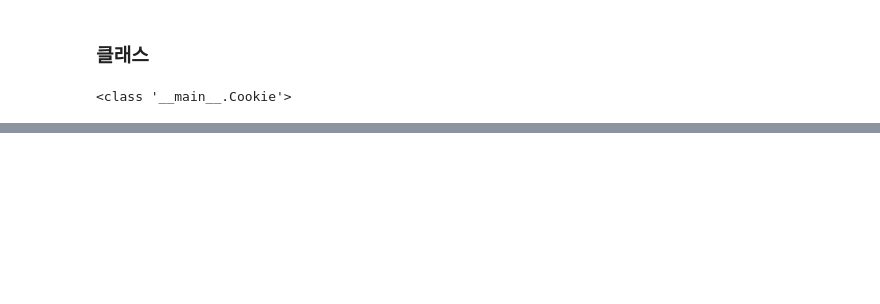
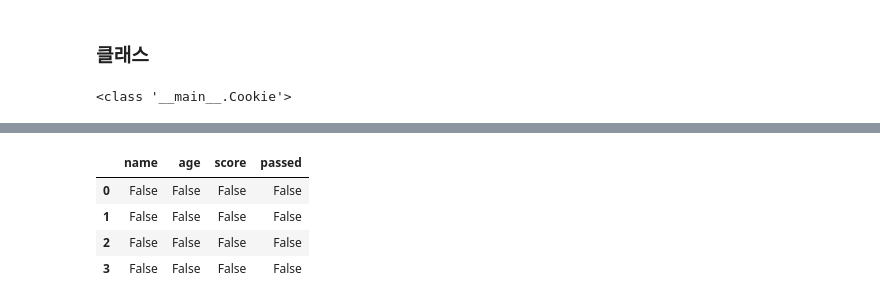
Before and after one commit to juni99/Python-project, a Jupyter notebook: 20260309.ipynb, the cells around one changed output, grey strips where cells are left out. Cells and saved outputs as stored; diff of their text form; code cells hidden in the pictures; blank space fills up the shorter version.

```diff
--- a/20260309.ipynb
+++ b/20260309.ipynb
@@ -36,0 +486,8 @@ print(cal1.add(),cal1.sub(),cal1.mul(),cal1.div())
+# %%
+df3.isnull() # NaN 여부 판단 (NaN일 경우 True)
+# %% [output]
+|  | name | age | score | passed |
+| 0 | False | False | False | False |
+| 1 | False | False | False | False |
+| 2 | False | False | False | False |
+| 3 | False | False | False | False |
```
Also changed, not shown: parts of 62 cells of this notebook, 13 other files.
